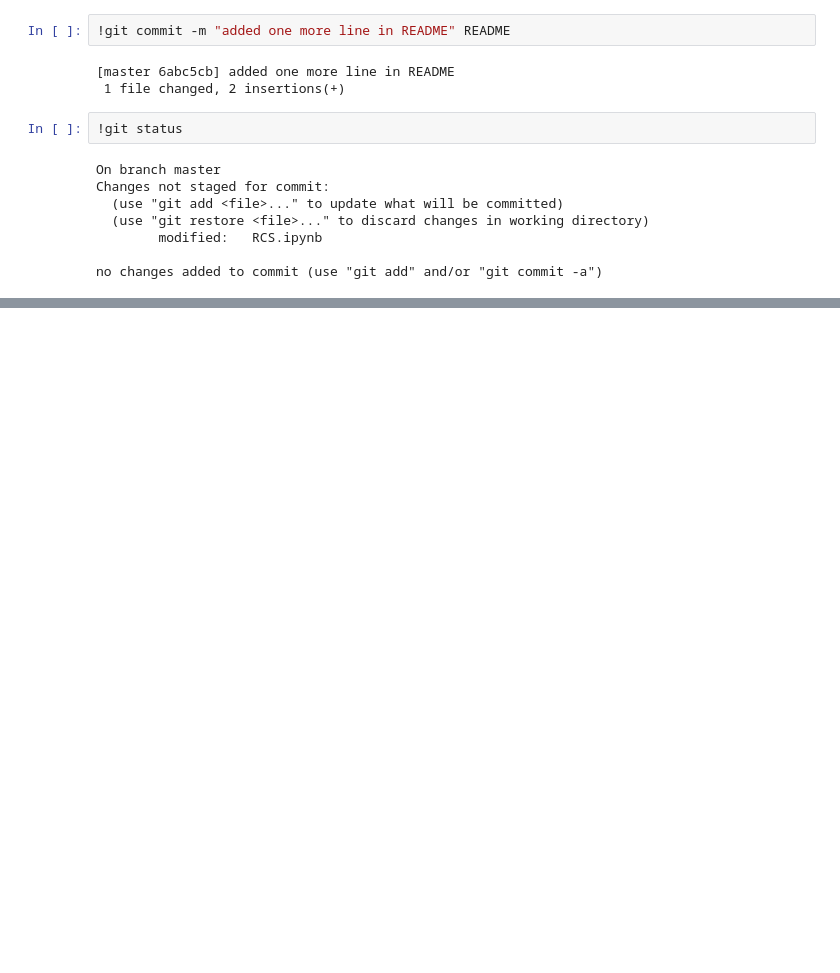
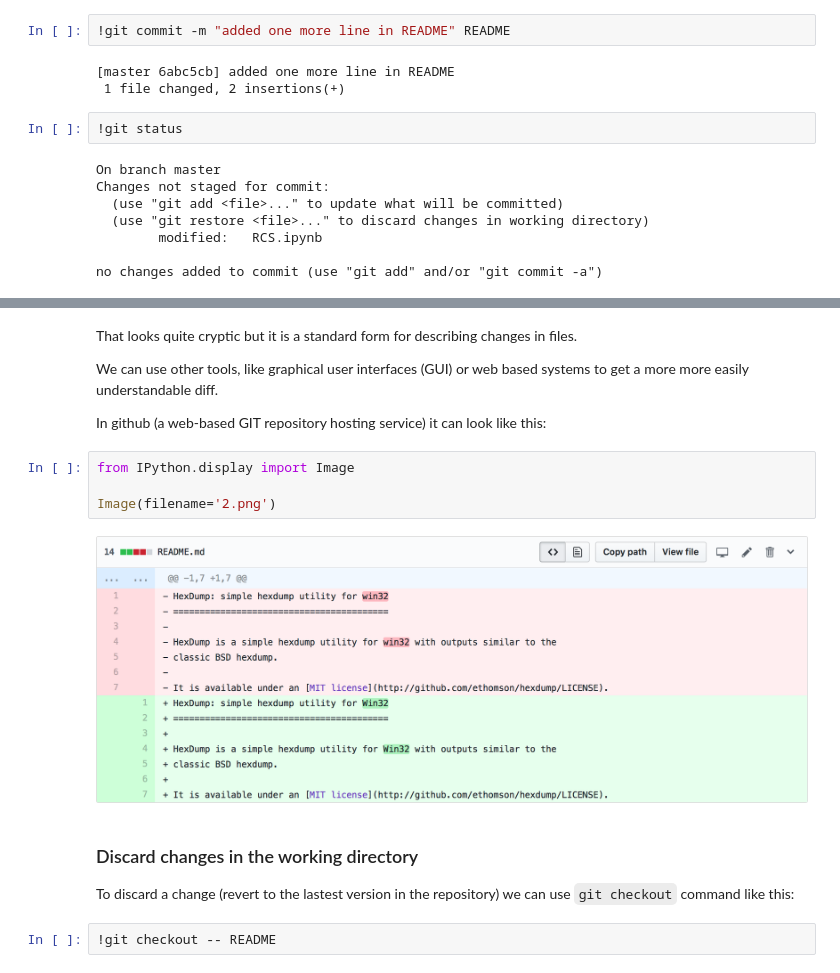
Before and after one commit to Hamidou16/gitdemo, a Jupyter notebook: RCS.ipynb, the cells around one changed output, grey strips where cells are left out. Cells and saved outputs as stored; diff of their text form; blank space fills up the shorter version.

```diff
--- a/RCS.ipynb
+++ b/RCS.ipynb
@@ -207,0 +301,18 @@ no changes added to commit (use "git add" and/or "git commit -a")
+# %% [markdown]
+That looks quite cryptic but it is a standard form for describing changes in files.
+
+We can use other tools, like graphical user interfaces (GUI) or web based systems to get a more more easily understandable diff.
+
+In github (a web-based GIT repository hosting service) it can look like this:
+# %%
+from IPython.display import Image
+
+Image(filename='2.png')
+# %% [output]
+[figure, added]
+# %% [markdown]
+### Discard changes in the working directory
+To discard a change (revert to the lastest version in the repository) we can use `git checkout`
+command like this:
+# %%
+!git checkout -- README
```
Also changed, not shown: parts of 62 cells of this notebook.
